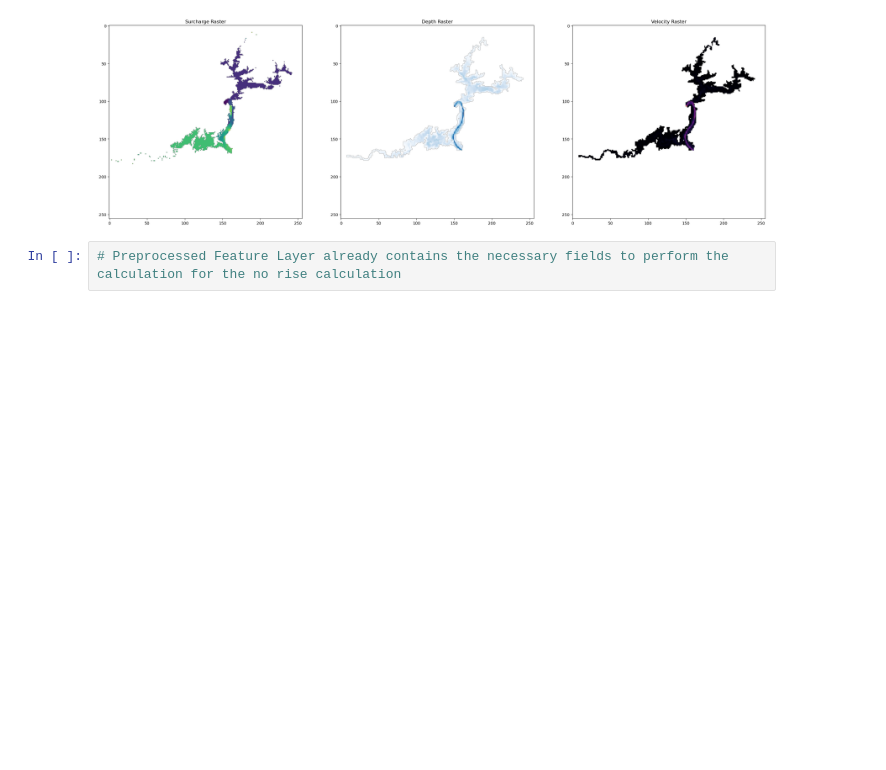
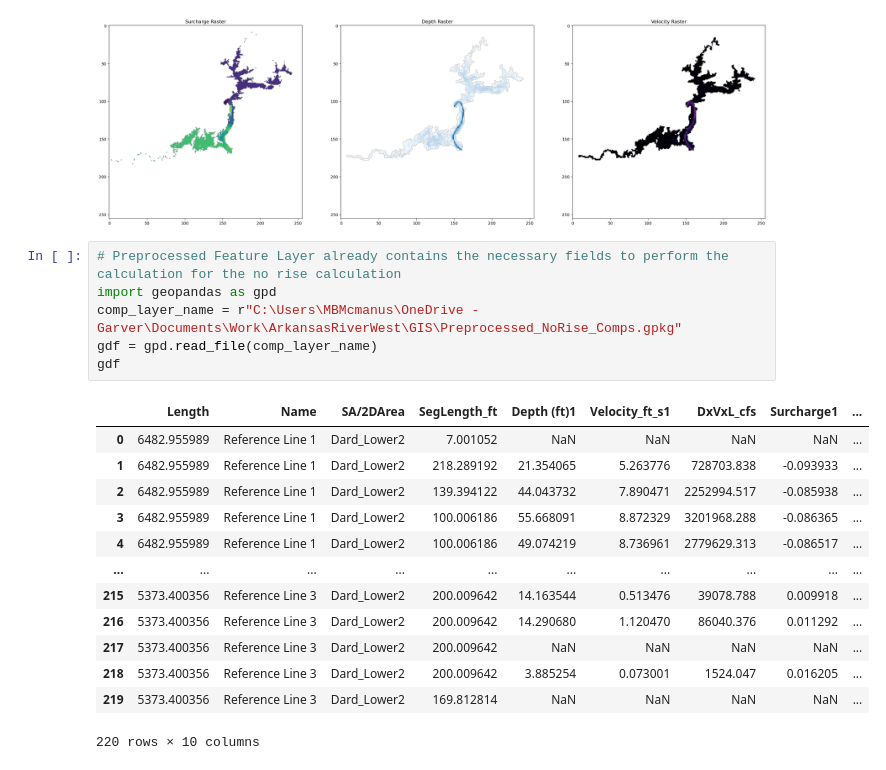
Before and after one commit to mylesmc123/ras_ref_line_data_extractor, a Jupyter notebook: postProcessing.ipynb, the cells around one changed output. Drawn from its saved outputs; the diff is of its cells as text; blank space fills up the shorter version.

```diff
--- a/postProcessing.ipynb
+++ b/postProcessing.ipynb
@@ -49,3 +49,21 @@ with rasterio.open(surcharge_raster) as s:
 [figure]
 # %%
 # Preprocessed Feature Layer already contains the necessary fields to perform the calculation for the no rise calculation
+import geopandas as gpd
+comp_layer_name = r"C:\Users\MBMcmanus\OneDrive - Garver\Documents\Work\ArkansasRiverWest\GIS\Preprocessed_NoRise_Comps.gpkg"
+gdf = gpd.read_file(comp_layer_name)
+gdf
+# %% [output]
+|  | Length | Name | SA/2DArea | SegLength_ft | Depth (ft)1 | Velocity_ft_s1 | DxVxL_cfs | Surcharge1 | ... |
+| 0 | 6482.955989 | Reference Line 1 | Dard_Lower2 | 7.001052 | NaN | NaN | NaN | NaN | ... |
+| 1 | 6482.955989 | Reference Line 1 | Dard_Lower2 | 218.289192 | 21.354065 | 5.263776 | 728703.838 | -0.093933 | ... |
+| 2 | 6482.955989 | Reference Line 1 | Dard_Lower2 | 139.394122 | 44.043732 | 7.890471 | 2252994.517 | -0.085938 | ... |
+| 3 | 6482.955989 | Reference Line 1 | Dard_Lower2 | 100.006186 | 55.668091 | 8.872329 | 3201968.288 | -0.086365 | ... |
+| 4 | 6482.955989 | Reference Line 1 | Dard_Lower2 | 100.006186 | 49.074219 | 8.736961 | 2779629.313 | -0.086517 | ... |
+| ... | ... | ... | ... | ... | ... | ... | ... | ... | ... |
+| 215 | 5373.400356 | Reference Line 3 | Dard_Lower2 | 200.009642 | 14.163544 | 0.513476 | 39078.788 | 0.009918 | ... |
+| 216 | 5373.400356 | Reference Line 3 | Dard_Lower2 | 200.009642 | 14.290680 | 1.120470 | 86040.376 | 0.011292 | ... |
+| 217 | 5373.400356 | Reference Line 3 | Dard_Lower2 | 200.009642 | NaN | NaN | NaN | NaN | ... |
+| 218 | 5373.400356 | Reference Line 3 | Dard_Lower2 | 200.009642 | 3.885254 | 0.073001 | 1524.047 | 0.016205 | ... |
+| 219 | 5373.400356 | Reference Line 3 | Dard_Lower2 | 169.812814 | NaN | NaN | NaN | NaN | ... |
+220 rows × 10 columns
```
Also changed, not shown: parts of 1 cell of this notebook.
